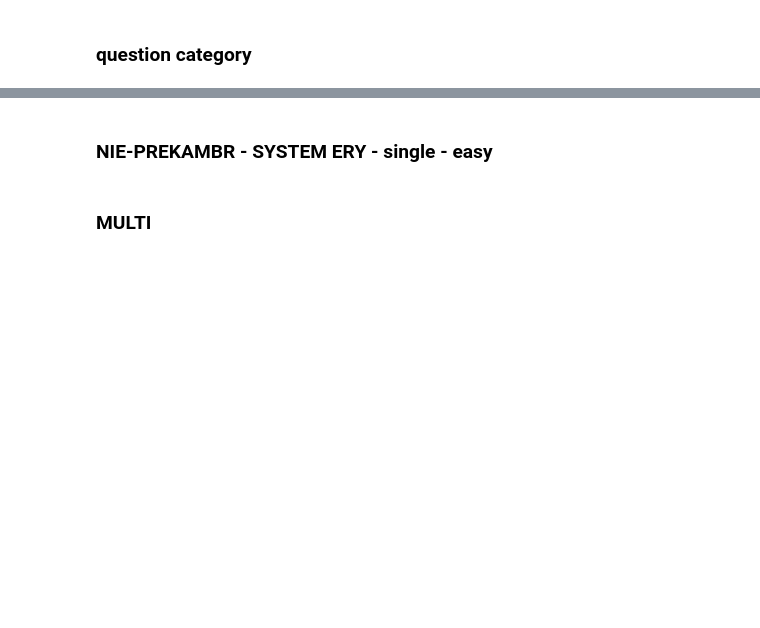
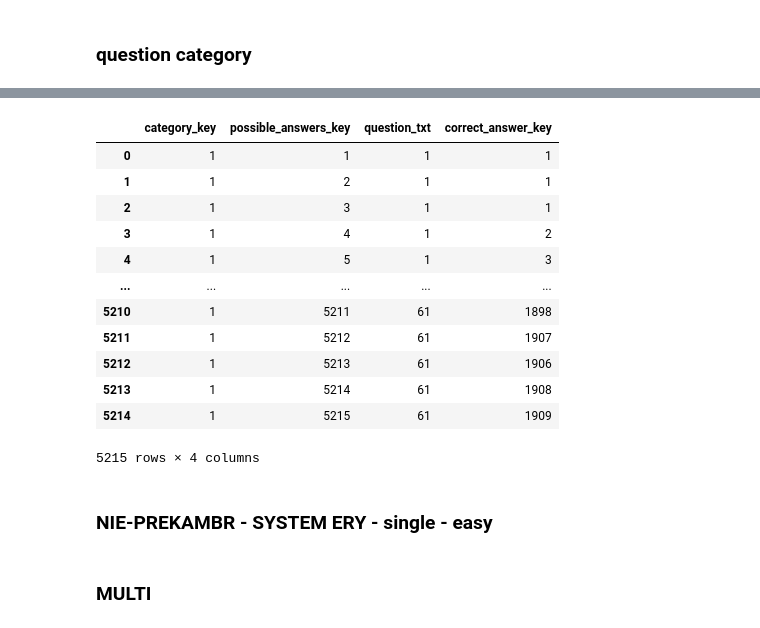
Before and after one commit to wiktorpiela/wucziapping, a Jupyter notebook: backend/question_builder/testing.ipynb, the cells around one changed output, grey strips where cells are left out. Drawn from its saved outputs; the diff is of its cells as text; code cells hidden in the pictures; blank space fills up the shorter version.

Commit message:
question text and correct answer relation applied to function make_db_tables_from_df

```diff
--- a/backend/question_builder/testing.ipynb
+++ b/backend/question_builder/testing.ipynb
@@ -44,0 +70,6 @@ data
+# %%
+correct_ans=correct_ans.reset_index()
+correct_ans = correct_ans[correct_ans['index'].isin(uni_idx)]
+correct_ans['index']=np.arange(1, len(correct_ans)+1)
+# %%
+correct_ans.rename(columns={'index':'correct_answer_key'}, inplace=True)
@@ -44,0 +92,10 @@ data
+# %%
+df1['corr_ans_key'] = df1['correct_answer'].str.join('')
+# %%
+df1=pd.merge(
+    df1,
+    correct_ans[['correct_answer_key','uni']],
+    how='left',
+    left_on='corr_ans_key',
+    right_on='uni'
+).drop(columns=['correct_answer','corr_ans_key','uni'])
@@ -45,3 +122,19 @@ data
+# %%
+df1
+# %% [output]
+|  | category_key | possible_answers_key | question_txt | correct_answer_key |
+| 0 | 1 | 1 | 1 | 1 |
+| 1 | 1 | 2 | 1 | 1 |
+| 2 | 1 | 3 | 1 | 1 |
+| 3 | 1 | 4 | 1 | 2 |
+| 4 | 1 | 5 | 1 | 3 |
+| ... | ... | ... | ... | ... |
+| 5210 | 1 | 5211 | 61 | 1898 |
+| 5211 | 1 | 5212 | 61 | 1907 |
+| 5212 | 1 | 5213 | 61 | 1906 |
+| 5213 | 1 | 5214 | 61 | 1908 |
+| 5214 | 1 | 5215 | 61 | 1909 |
+5215 rows × 4 columns
 # %%
 no_precambr_data = pd.read_excel(f"{os.getcwd()}\inputs\wucziapping_data.xlsx", sheet_name="reszta")
 precambr_data = pd.read_excel(f"{os.getcwd()}\inputs\wucziapping_data.xlsx", sheet_name="Prekambr")
```
Also changed, not shown: parts of 13 cells of this notebook, 1 other file.
